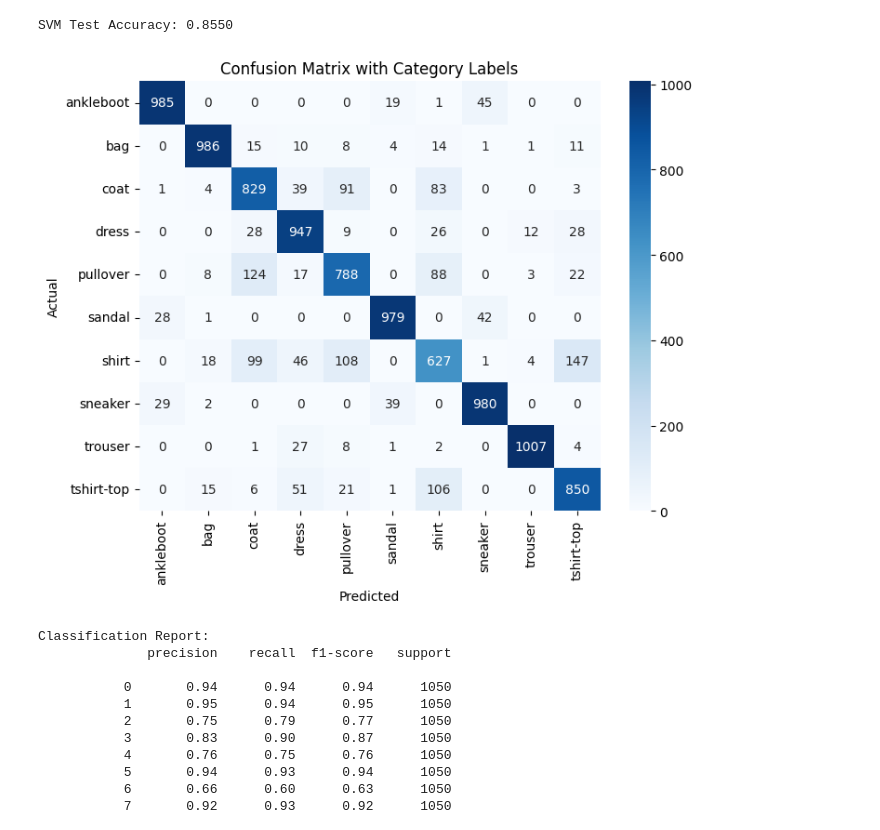
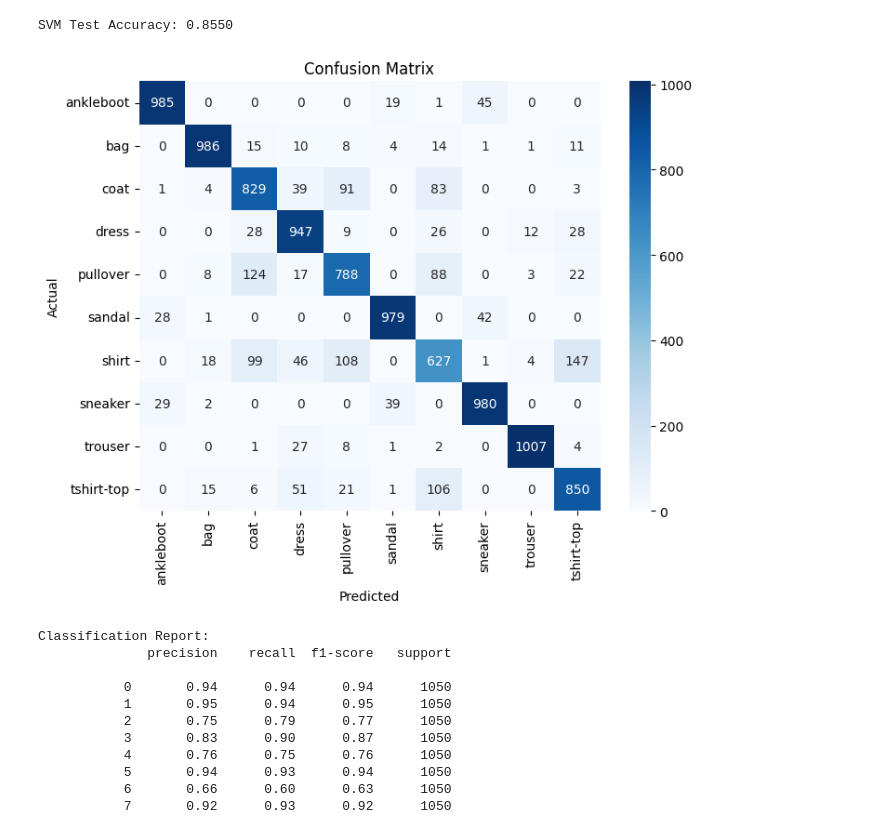
Before and after one commit to Cpgeragh/gesture_based_ui_project, a Jupyter notebook: fashion_distinguisher.ipynb, the cells around one changed output. Drawn from its saved outputs; the diff is of its cells as text; code cells hidden in the pictures.

```diff
--- a/fashion_distinguisher.ipynb
+++ b/fashion_distinguisher.ipynb
@@ -197,16 +197,17 @@ print(f"SVM Test Accuracy: {svm_test_accuracy:.4f}")
 # %% [output]
 SVM Test Accuracy: 0.8550
 # %%
-# Suppose cm is your confusion matrix
+cm = confusion_matrix(y_test, y_test_pred)
+
 plt.figure(figsize=(8,6))
 sns.heatmap(cm, annot=True, fmt="d", cmap="Blues",
             xticklabels=categories, yticklabels=categories)
 plt.xlabel("Predicted")
 plt.ylabel("Actual")
-plt.title("Confusion Matrix with Category Labels")
+plt.title("Confusion Matrix")
 plt.show()
 # %% [output]
-[figure, old version]
+[figure, new version]
 # %%
 print("Classification Report:")
 print(classification_report(y_test, y_test_pred))
```
Also changed, not shown: parts of 3 cells of this notebook.
